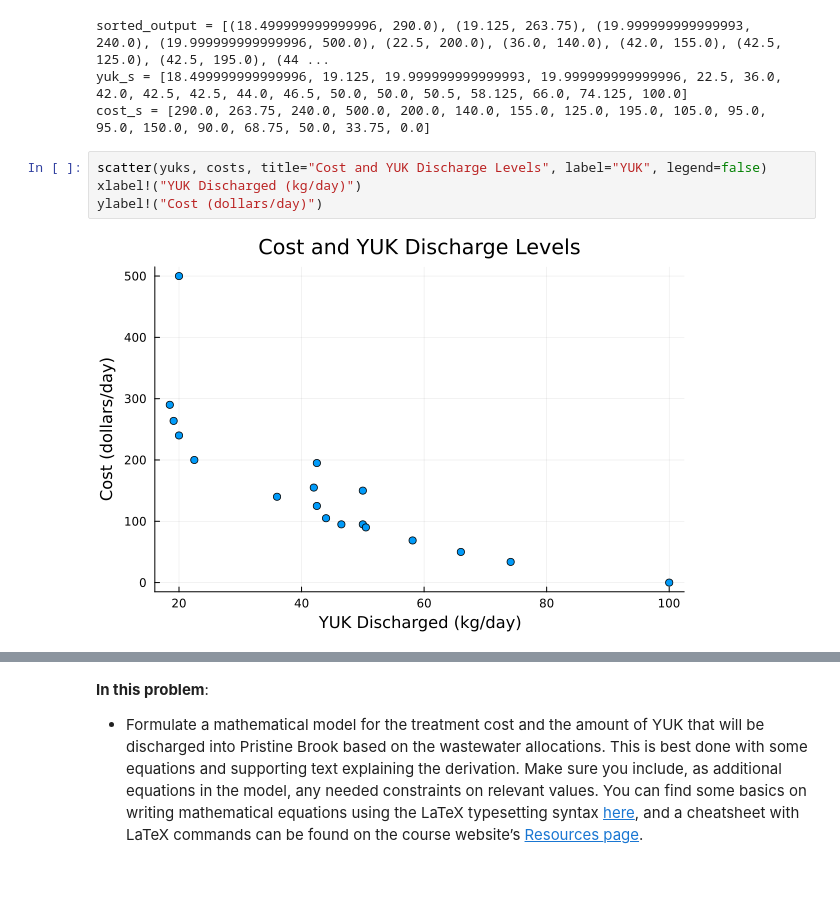
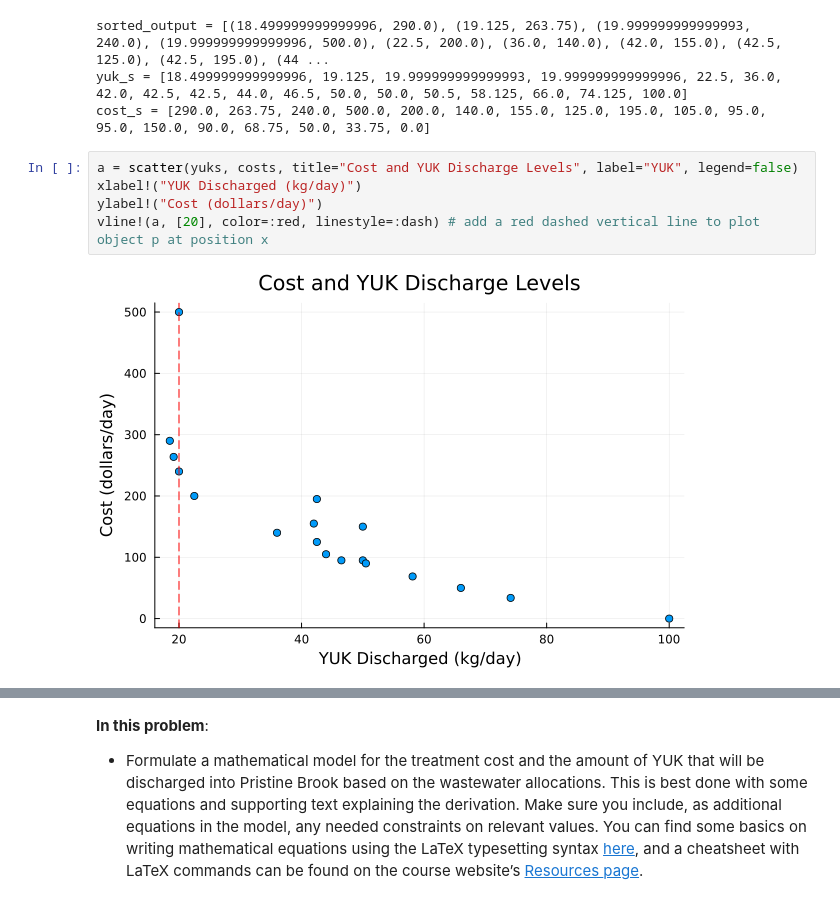
Before and after one commit to BEE4750-FA24/hw1-badynmt, a Jupyter notebook: hw01.ipynb, the cells around one changed output, grey strips where cells are left out. Cells and saved outputs as stored; diff of their text form.

```diff
--- a/hw01.ipynb
+++ b/hw01.ipynb
@@ -413,11 +413,12 @@ sorted_output = [(18.499999999999996, 290.0), (19.125, 263.75), (19.999999999999
 yuk_s = [18.499999999999996, 19.125, 19.999999999999993, 19.999999999999996, 22.5, 36.0, 42.0, 42.5, 42.5, 44.0, 46.5, 50.0, 50.0, 50.5, 58.125, 66.0, 74.125, 100.0]
 cost_s = [290.0, 263.75, 240.0, 500.0, 200.0, 140.0, 155.0, 125.0, 195.0, 105.0, 95.0, 95.0, 150.0, 90.0, 68.75, 50.0, 33.75, 0.0]
 # %%
-scatter(yuks, costs, title="Cost and YUK Discharge Levels", label="YUK", legend=false)
+a = scatter(yuks, costs, title="Cost and YUK Discharge Levels", label="YUK", legend=false)
 xlabel!("YUK Discharged (kg/day)")
 ylabel!("Cost (dollars/day)")
+vline!(a, [20], color=:red, linestyle=:dash) # add a red dashed vertical line to plot object p at position x
 # %% [output]
-[figure, old version]
+[figure, new version]
 # %% [markdown]
 To solve this problem I derived an equation for the overall YUK discharge into the Pristine Brook in kg/day and an equation for the total cost in units cost/day. The overall YUK discharge is going to be equal to the sum of the discharge of each output sourcem land treatment, chemical treatment, and no treatment we will define our input variables as $X_1$, $X_2$, and $X_3$ respectively. These are the input parameters to the function and will also be used to calculate the total cost per day which is dependant on the same parameters.
 
```
Also changed, not shown: parts of 3 cells of this notebook.
